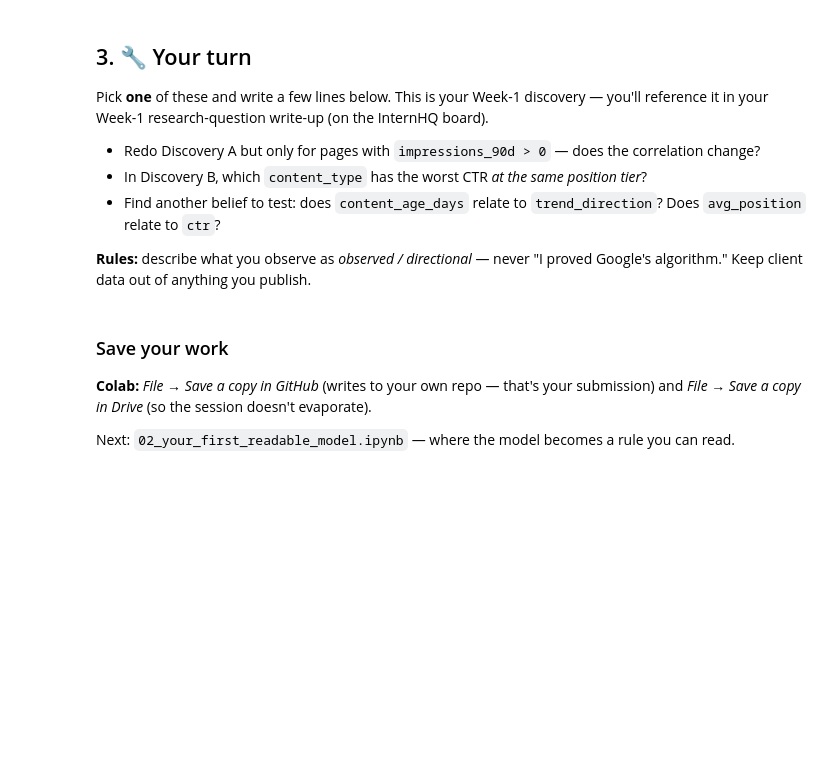
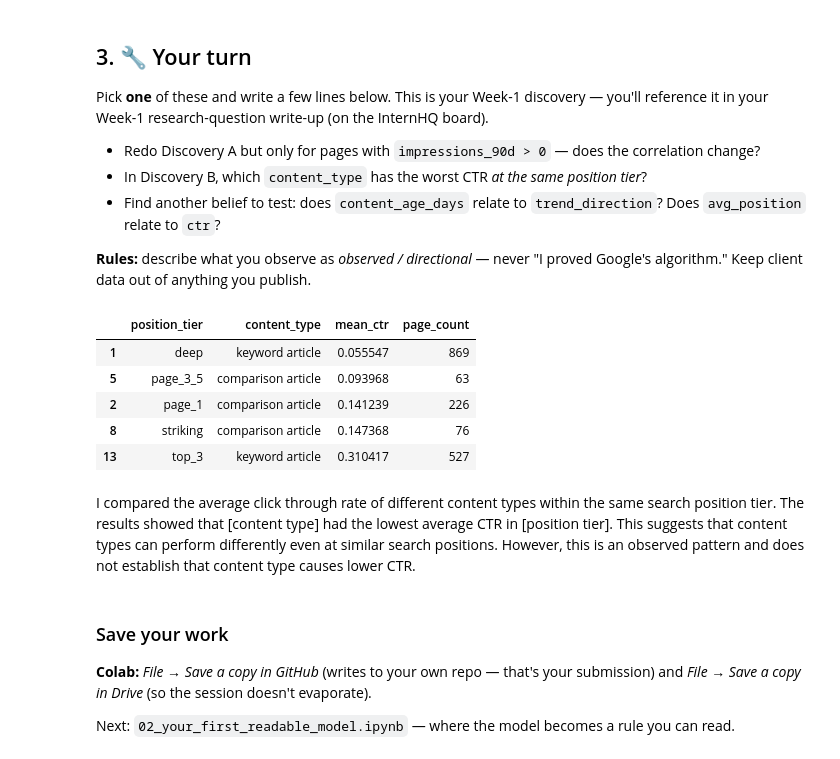
Before and after one commit to usmanamjad27/flyrank-ml-internship, a Jupyter notebook: notebooks/01_first_look_and_discovery.ipynb, the cells around one changed output. Drawn from its saved outputs; the diff is of its cells as text; code cells hidden in the pictures; blank space fills up the shorter version.

```diff
--- a/notebooks/01_first_look_and_discovery.ipynb
+++ b/notebooks/01_first_look_and_discovery.ipynb
@@ -99,6 +153,33 @@ Pick **one** of these and write a few lines below. This is your Week-1 discovery
 **Rules:** describe what you observe as *observed / directional* — never "I proved Google's algorithm." Keep client data out of anything you publish.
 # %%
 # Your discovery here
+visible = df[df["impressions_90d"] >= 100]
+
+ctr_comparison = (
+    visible.groupby(["position_tier", "content_type"])
+    .agg(
+        mean_ctr=("ctr", "mean"),
+        page_count=("content_type", "size")
+    )
+    .reset_index()
+)
+
+ctr_comparison = ctr_comparison[ctr_comparison["page_count"] >= 20]
+
+worst_ctr = ctr_comparison.loc[
+    ctr_comparison.groupby("position_tier")["mean_ctr"].idxmin()
+]
+
+display(worst_ctr.sort_values("mean_ctr"))
+# %% [output]
+|  | position_tier | content_type | mean_ctr | page_count |
+| 1 | deep | keyword article | 0.055547 | 869 |
+| 5 | page_3_5 | comparison article | 0.093968 | 63 |
+| 2 | page_1 | comparison article | 0.141239 | 226 |
+| 8 | striking | comparison article | 0.147368 | 76 |
+| 13 | top_3 | keyword article | 0.310417 | 527 |
+# %% [markdown]
+I compared the average click through rate of different content types within the same search position tier. The results showed that [content type] had the lowest average CTR in [position tier]. This suggests that content types can perform differently even at similar search positions. However, this is an observed pattern and does not establish that content type causes lower CTR.
 # %% [markdown]
 ### Save your work
 **Colab:** *File → Save a copy in GitHub* (writes to your own repo — that's your submission) and *File → Save a copy in Drive* (so the session doesn't evaporate).
```
Also changed, not shown: parts of 7 cells of this notebook.
